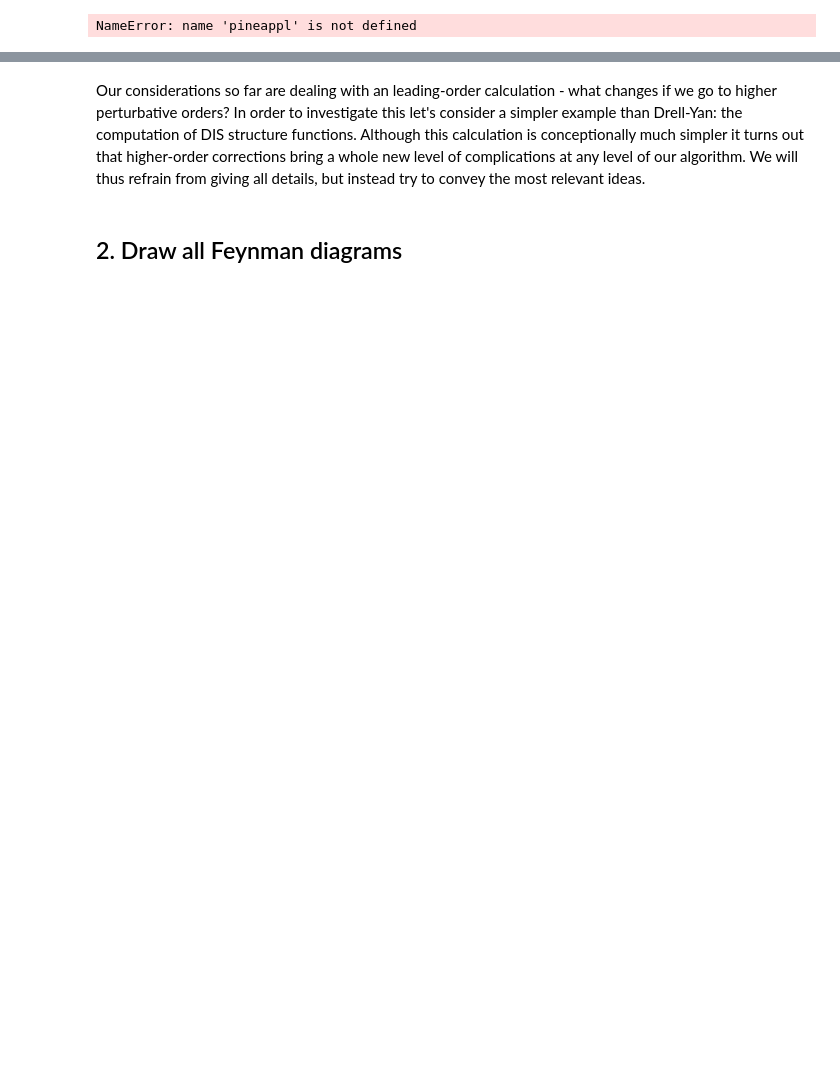
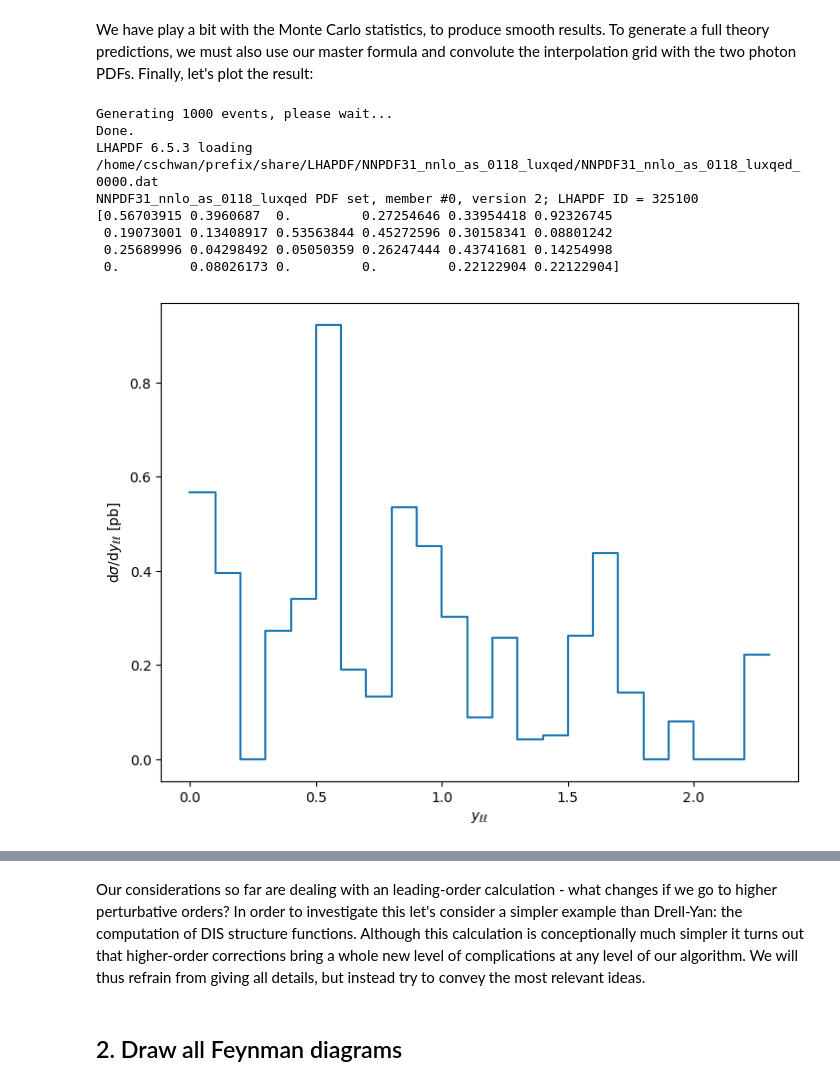
Before and after one commit to NNPDF/como-2023, a Jupyter notebook: w1t2-nlo-crash-course/introduction.ipynb, the cells around one changed output, grey strips where cells are left out. Drawn from its saved outputs; the diff is of its cells as text; code cells hidden in the pictures; blank space fills up the shorter version.

```diff
--- a/w1t2-nlo-crash-course/introduction.ipynb
+++ b/w1t2-nlo-crash-course/introduction.ipynb
@@ -145,9 +179,9 @@ def hadronic_ps_gen(
     Parameters
     ----------
     mmin :
-        minimal energy :math:`\sqrt{s_{min}}`
+        minimal partonic centre-of-mass energy :math:`\sqrt{s_{min}}`
     mmax :
-        maximal energy :math:`\sqrt{s_{max}}`
+        maximal partonic centre-of-mass energy :math:`\sqrt{s_{max}}`
 
     Returns
     -------
@@ -254,5 +301,5 @@ ModuleNotFoundError: No module named 'pineappl'
 # %%
-def main(calls: int, filename: str):
+def generate_grid(calls: int) -> pineappl.grid.Grid:
     """Generate the grid."""
     # create a new luminosity function for the $\gamma\gamma$ initial state
     lumi_entries = [pineappl.lumi.LumiEntry([(22, 22, 1.0)])]
@@ -265,10 +312,37 @@ def main(calls: int, filename: str):
     # fill the grid with phase-space points
     print(f"Generating {calls} events, please wait...")
     fill_grid(grid, calls)
-    print(f"Writing PineAPPL grid to disk: {filename}")
-    grid.write(filename)
+    print("Done.")
 
-
-main(100, "DY-AA.pineappl.lz4")
+    return grid
-# %% [output]
-NameError: name 'pineappl' is not defined
+# %% [markdown]
+We have play a bit with the Monte Carlo statistics, to produce smooth results. To generate a full theory predictions, we must also use our master formula and convolute the interpolation grid with the two photon PDFs. Finally, let's plot the result:
+# %%
+import lhapdf
+
+# generate interpolation grid
+grid = generate_grid(1000)
+
+# perform convolution with PDF
+pdf = lhapdf.mkPDF("NNPDF31_nnlo_as_0118_luxqed", 0)
+bins = grid.convolute_with_one(2212, pdf.xfxQ2, pdf.alphasQ2)
+bins = np.append(bins, bins[-1])
+
+from matplotlib import pyplot as plt
+
+fig = plt.figure()
+ax = fig.add_axes([0, 0, 1, 1])
+ax.set_xlabel("$y_{\ell\ell}$")
+ax.set_ylabel("$\mathrm{d} \sigma / \mathrm{d} y_{\ell\ell}$ [pb]")
+ax.step(np.arange(0.0, 2.4, 0.1), bins, where='post')
+print(bins)
+# %% [output]
+Generating 1000 events, please wait...
+Done.
+LHAPDF 6.5.3 loading /home/cschwan/prefix/share/LHAPDF/NNPDF31_nnlo_as_0118_luxqed/NNPDF31_nnlo_as_0118_luxqed_0000.dat
+NNPDF31_nnlo_as_0118_luxqed PDF set, member #0, version 2; LHAPDF ID = 325100
+[0.56703915 0.3960687  0.         0.27254646 0.33954418 0.92326745
+ 0.19073001 0.13408917 0.53563844 0.45272596 0.30158341 0.08801242
+ 0.25689996 0.04298492 0.05050359 0.26247444 0.43741681 0.14254998
+ 0.         0.08026173 0.         0.         0.22122904 0.22122904]
+[figure, added]
```
Also changed, not shown: parts of 26 cells of this notebook.
